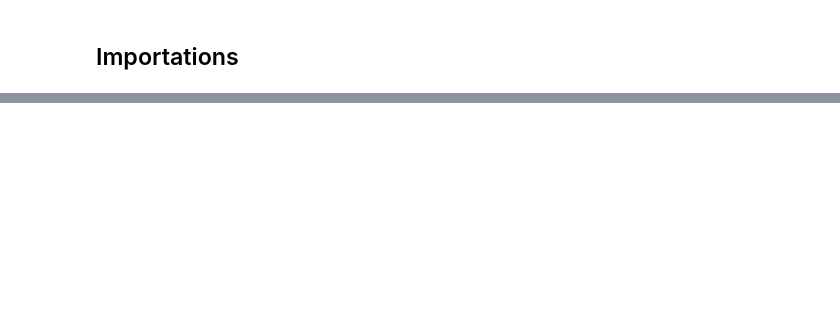
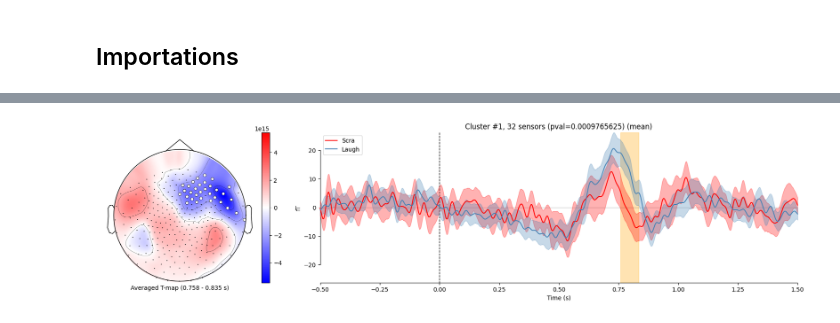
Before and after one commit to akifavcu/SoLaugh, a Jupyter notebook: notebook/ERP_cluster_plot.ipynb, the cells around one changed output, grey strips where cells are left out. Cells and saved outputs as stored; diff of their text form; code cells hidden in the pictures; blank space fills up the shorter version.

```diff
--- a/notebook/ERP_cluster_plot.ipynb
+++ b/notebook/ERP_cluster_plot.ipynb
@@ -126,14 +418,11 @@ picks = "meg" # Select MEG channels
 # %%
-# TODO : Need to put that in params
-_, save_cond1 = get_bids_file(RESULT_PATH, task=task, stage = "erp", condition=cond1)
-_, save_cond2 = get_bids_file(RESULT_PATH, task=task, stage = "erp", condition=cond2)
 
-# Need to get the files
-with open(save_cond1, "rb") as f:
-    condition1 = pickle.load(f)
+_, save_contrasts = get_bids_file(RESULT_PATH, stage = "erp-contrast", task=task, condition = conditions)
 
-with open(save_cond2, "rb") as f:
-    condition2 = pickle.load(f)
+_, save_cluster_stats = get_bids_file(RESULT_PATH, stage = "erp-clusters", task=task, measure="Ttest-clusters", condition = conditions)
 
-# Plot ERPs
-plot_ERP(condition1, condition2, cond1, cond2, picks)
+with open(save_contrasts, 'rb') as f:
+    contrast = pickle.load(f)
+
+with open(save_cluster_stats, 'rb') as f:
+    cluster_stats=pickle.load(f)
@@ -179,0 +532,81 @@ NameError: name 'epochs_concat' is not defined
+# %%
+"""
+Code adapted from :
+https://mne.tools/stable/auto_tutorials/stats-sensor-space/75_cluster_ftest_spatiotemporal.html
+"""
+T_obs, clusters, p_values, _ = cluster_stats
+
+p_accept = 0.01
+good_cluster_inds = np.where(p_values < p_accept)[0]
+
+# configure variables for visualization
+colors = "r",'steelblue'
+linestyles = '-', '--'
+
+times = contrast.times * 1e3
+
+# loop over clusters
+for i_clu, clu_idx in enumerate(good_cluster_inds):
+
+    # unpack cluster information, get unique indices
+    time_inds, space_inds = np.squeeze(clusters[clu_idx])
+    ch_inds = np.unique(space_inds)
+    time_inds = np.unique(time_inds)
+
+
+    sig_times = contrast.times[time_inds]
+
+    # get topography for F stat
+    t_map = T_obs[time_inds, ...].mean(axis=0)
+
+    # get signals at the sensors contributing to the cluster
+    sig_times = contrast.times[time_inds]
+
+    # create spatial mask
+    mask = np.zeros((t_map.shape[0], 1), dtype=bool)
+    mask[ch_inds, :] = True
+
+    # initialize figure
+    fig, ax_topo = plt.subplots(1, 1, figsize=(17, 5))
+
+    # plot average test statistic and mark significant sensors
+    t_evoked = mne.EvokedArray(t_map[:, np.newaxis], contrast.info, tmin=0)
+
+    t_evoked.plot_topomap(times=0, mask=mask, axes=ax_topo, cmap='bwr',
+                          cnorm = matplotlib.colors.CenteredNorm(vcenter=0), show=False,
+                          colorbar=False, mask_params=dict(markersize=10), extrapolate='head',
+                         sphere=(0, 0.012, 0, 0.185))
+
+    image = ax_topo.images[0]
+
+    # remove the title that would otherwise say "0.000 s"
+    ax_topo.set_title("")
+
+    # create additional axes (for ERF and colorbar)
+    divider = make_axes_locatable(ax_topo)
+
+    # add axes for colorbar
+    ax_colorbar = divider.append_axes('right', size='5%', pad=0.05)
+    plt.colorbar(image, cax=ax_colorbar)
+    ax_topo.set_xlabel(
+        'Averaged T-map ({:0.3f} - {:0.3f} s)'.format(*sig_times[[0, -1]]))
+
+    # add new axis for time courses and plot time courses
+    ax_signals = divider.append_axes('right', size='300%', pad=1.2)
+
+    # TODO add color for noise around signal
+    title = 'Cluster #{0}, {1} sensors (pval={2})'.format(i_clu + 1, len(ch_inds), p_values[clu_idx])
+
+    plot_compare_evokeds(evokeds, title=title, picks=ch_inds, axes=ax_signals,
+                     colors=colors, show=False,
+                     split_legend=True, truncate_yaxis='auto', combine="mean")
+
+    # plot temporal cluster extent
+    ymin, ymax = ax_signals.get_ylim()
+    ax_signals.fill_betweenx((ymin, ymax), sig_times[0], sig_times[-1],
+                         color='orange', alpha=0.3)
+    # clean up viz
+    mne.viz.tight_layout(fig=fig)
+    fig.subplots_adjust(bottom=.05)
+    plt.savefig(FIG_PATH + 'clusters-erp/sub-all_run-all_task-{}_cond-{}_meas-Ttest-cluster_erp{}.png'.format(task, conditions, i_clu))
+# %% [output]
@@ -179,0 +615 @@ NameError: name 'epochs_concat' is not defined
+[figure, added]
```
Also changed, not shown: parts of 20 cells of this notebook, 1 other file.
